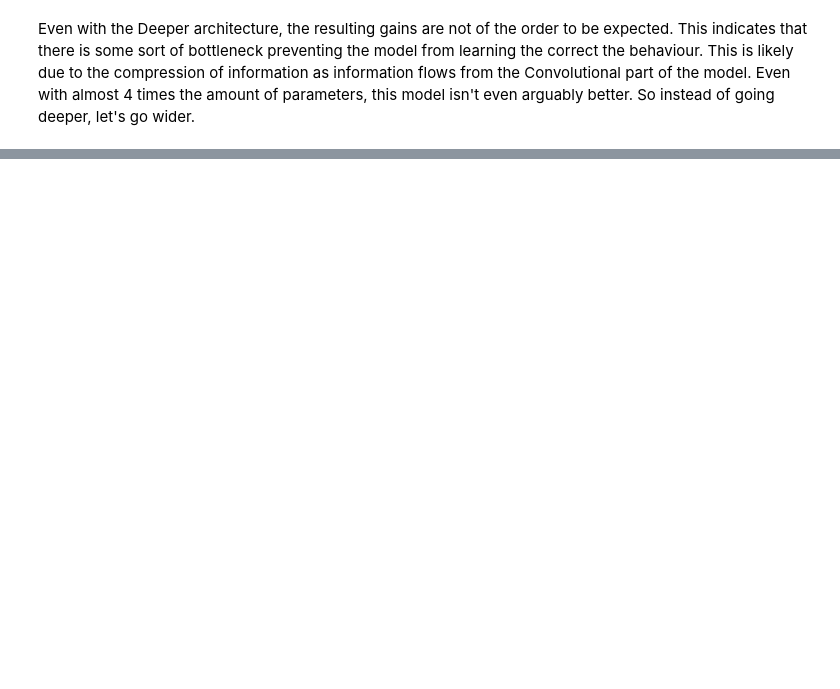
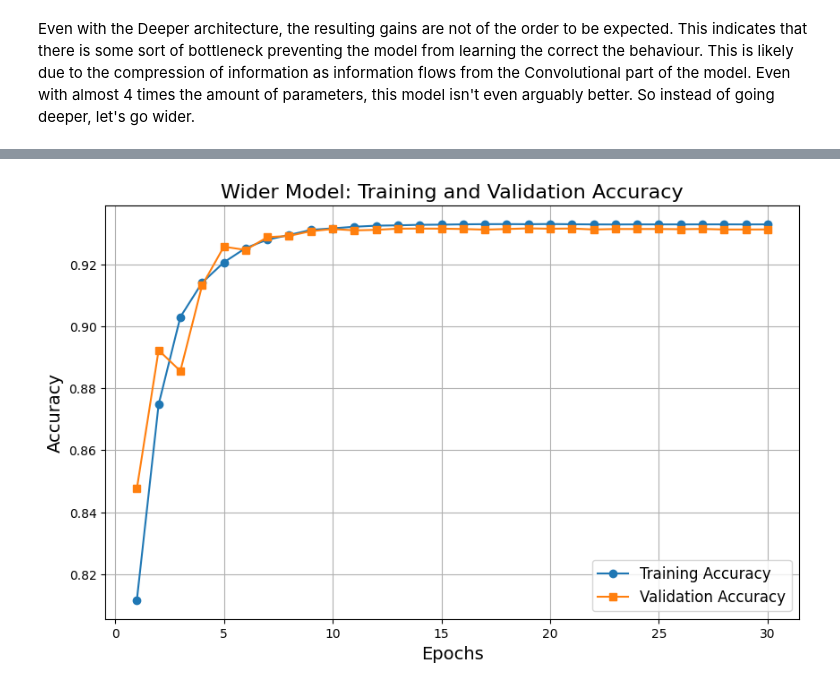
Before and after one commit to spasatron/CSCA-5642---CNN-Cancer-Detection-Kaggle, a Jupyter notebook: report.ipynb, the cells around one changed output, grey strips where cells are left out. Saved outputs shown, nothing was run; the diff lists cells and outputs as text; code cells hidden in the pictures; blank space fills up the shorter version.

```diff
--- a/report.ipynb
+++ b/report.ipynb
@@ -406,0 +505,7 @@ KeyboardInterrupt:
+# %%
+wider_hist = basic_model_wider.fit(
+    train_dataset,
+    validation_data=validation_dataset,
+    epochs=30,
+    initial_epoch=10  # Start from epoch 10
+)
@@ -406,0 +555,25 @@ KeyboardInterrupt:
+# %%
+epochs = range(1, 31)
+# Plot accuracy for Wider Model
+plt.figure(figsize=(10, 6))
+
+wider_acc = basic_model_wider_hist.history['accuracy']
+wider_acc.extend(wider_hist.history['accuracy'])
+
+wider_val_acc = basic_model_wider_hist.history['val_accuracy']
+wider_val_acc.extend(wider_hist.history['val_accuracy'])
+
+plt.plot(epochs, wider_acc, label='Training Accuracy', marker='o')
+plt.plot(epochs, wider_val_acc, label='Validation Accuracy', marker='s')
+
+# Add titles and labels
+plt.title('Wider Model: Training and Validation Accuracy', fontsize=16)
+plt.xlabel('Epochs', fontsize=14)
+plt.ylabel('Accuracy', fontsize=14)
+plt.legend(fontsize=12)
+plt.grid(True)
+
+# Show the plot
+plt.show()
+# %% [output]
+[figure, added]
```
Also changed, not shown: parts of 17 cells of this notebook, 2 other files.
